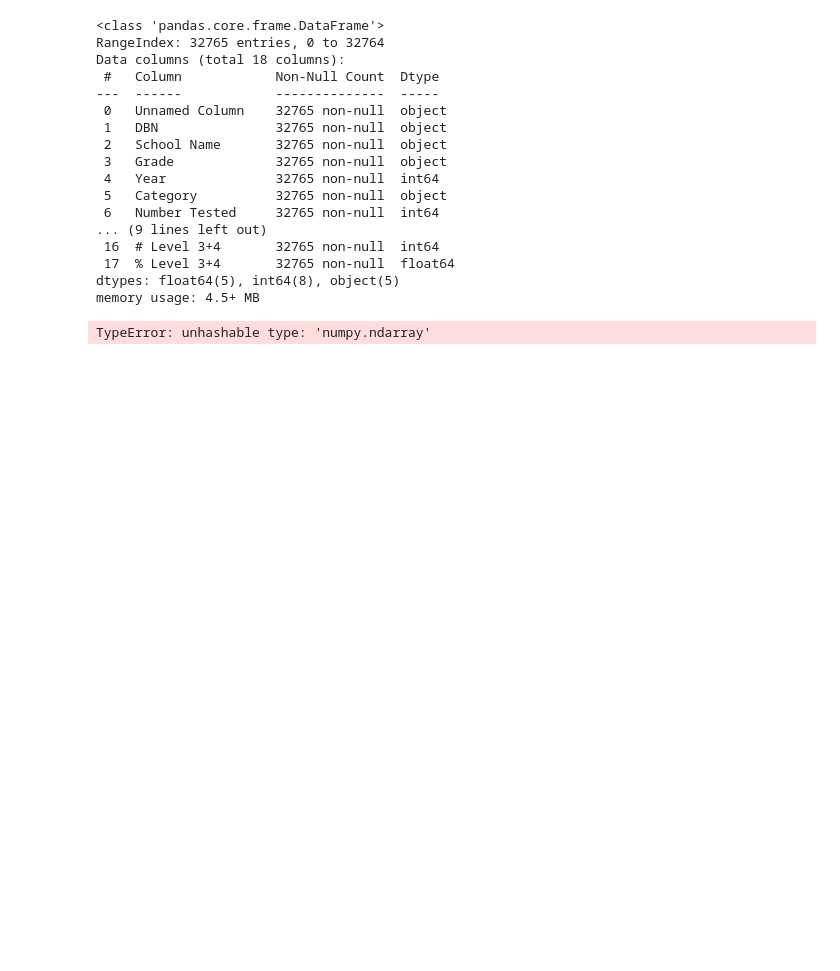
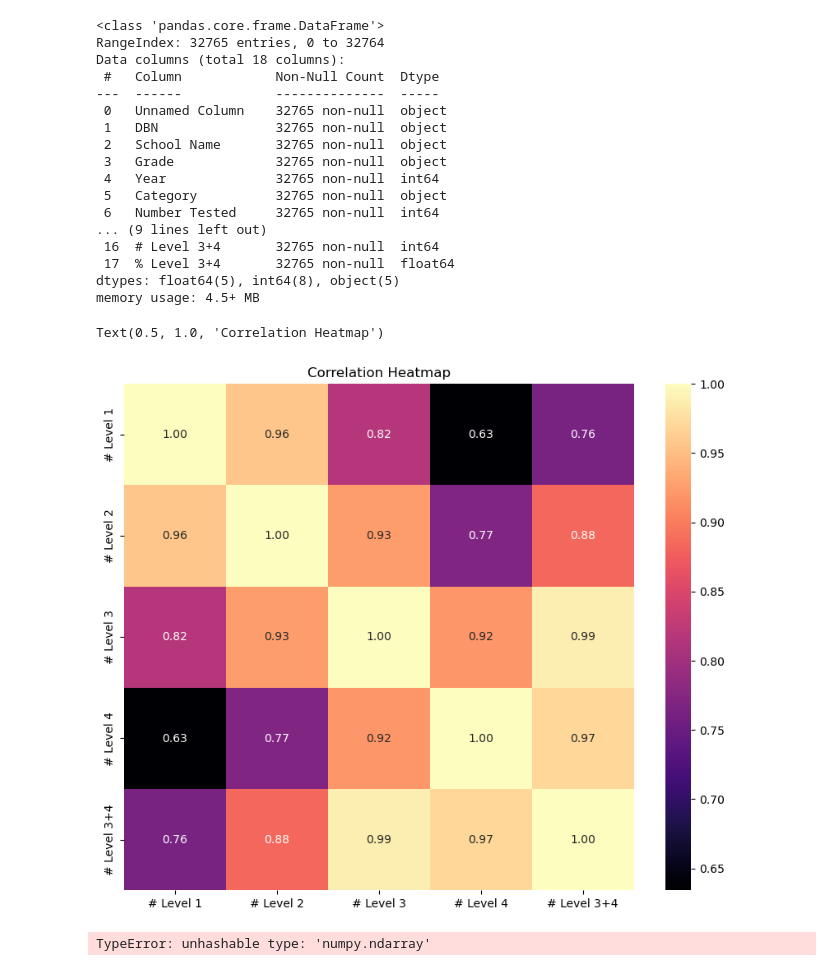
Before and after one commit to myCanaless/NYCeducation-duringCOVID, a Jupyter notebook: code/01 eda.ipynb, the cells around one changed output. Drawn from its saved outputs; the diff is of its cells as text; code cells hidden in the pictures; blank space fills up the shorter version.

```diff
--- a/code/01 eda.ipynb
+++ b/code/01 eda.ipynb
@@ -159,6 +159,20 @@ Data columns (total 18 columns):
  17  % Level 3+4       32765 non-null  float64
 dtypes: float64(5), int64(8), object(5)
 memory usage: 4.5+ MB
+# %%
+#creating a variable for the different grades
+grade_columns = ['# Level 1', '# Level 2', '# Level 3', '# Level 4', '# Level 3+4']
+# Extracting a subset of the dataframe containing only the numerical columns
+testgrades_df = grades_df[grade_columns]
+
+# Calculating the correlation matrix for the numerical columns
+corr_matrix = testgrades_df.corr()
+plt.figure(figsize=(10, 8))
+sns.heatmap(corr_matrix, annot=True, cmap='magma', fmt=".2f")
+plt.title('Correlation Heatmap')
+# %% [output]
+Text(0.5, 1.0, 'Correlation Heatmap')
+[figure, added]
 # %%
 # Plotting the graph
 plt.figure(figsize=(15, 10))
```
